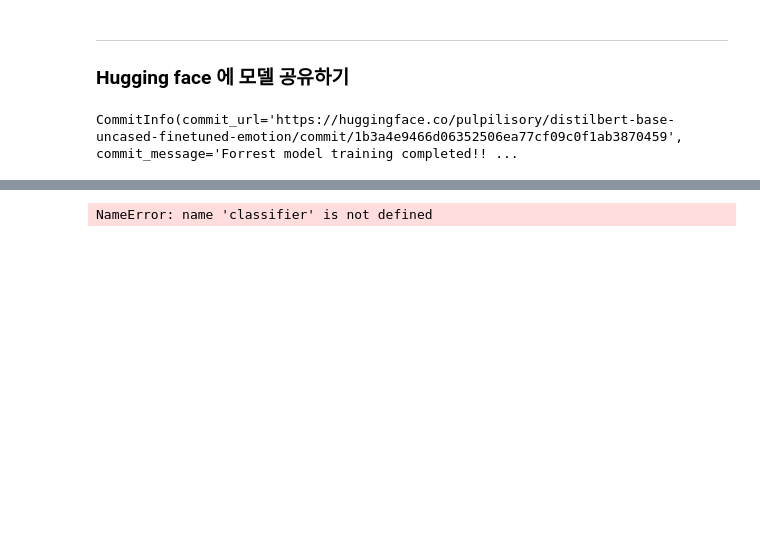
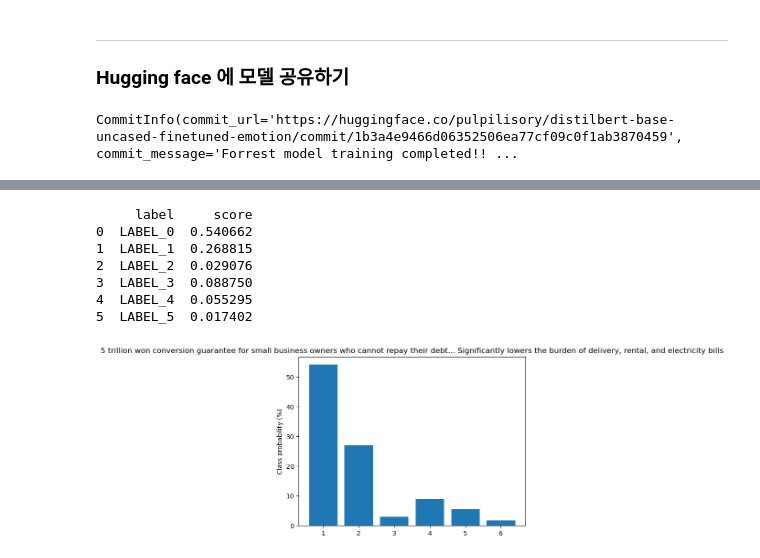
Before and after one commit to rhkddud0310/HaruSijack, a Jupyter notebook: DataAnalysis/Analysis/RND_NLP_transformer/04-0.NLP 개발.ipynb, the cells around one changed output, grey strips where cells are left out. Drawn from its saved outputs; the diff is of its cells as text; code cells hidden in the pictures; blank space fills up the shorter version.

```diff
--- a/DataAnalysis/Analysis/RND_NLP_transformer/04-0.NLP 개발.ipynb
+++ b/DataAnalysis/Analysis/RND_NLP_transformer/04-0.NLP 개발.ipynb
@@ -821,11 +843,27 @@ classifier = pipeline("text-classification", model = model_id)
 # %%
-custom_tweet= "I saw a movie today and it was really hate"
+# 0 Greys sadness
+# 1 Blues joy
+# 2 Oranges love
+# 3 Reds anger
+# 4 Purples fear
+# 5 Greens surprise
+import pandas as pd
+import matplotlib.pyplot as plt
+custom_tweet= "Prime Minister Han said, “When I take over the government, I think the country could be ruined by looking at the economy.”"
 preds = classifier(custom_tweet,return_all_scores=True)
 preds_df = pd.DataFrame(preds[0])
+labels = [i for i in range(1,7)]
 print(preds_df)
 plt.bar(labels, 100*preds_df['score'], color ='C0')
-plt.title("f{custom_tweet}")
+plt.title(f"{custom_tweet}")
 plt.ylabel("Class probability (%)")
 plt.show()
 # %% [output]
-NameError: name 'classifier' is not defined
+     label     score
+0  LABEL_0  0.540662
+1  LABEL_1  0.268815
+2  LABEL_2  0.029076
+3  LABEL_3  0.088750
+4  LABEL_4  0.055295
+5  LABEL_5  0.017402
+[figure, added]
```
Also changed, not shown: parts of 2 cells of this notebook, 6 other files.
